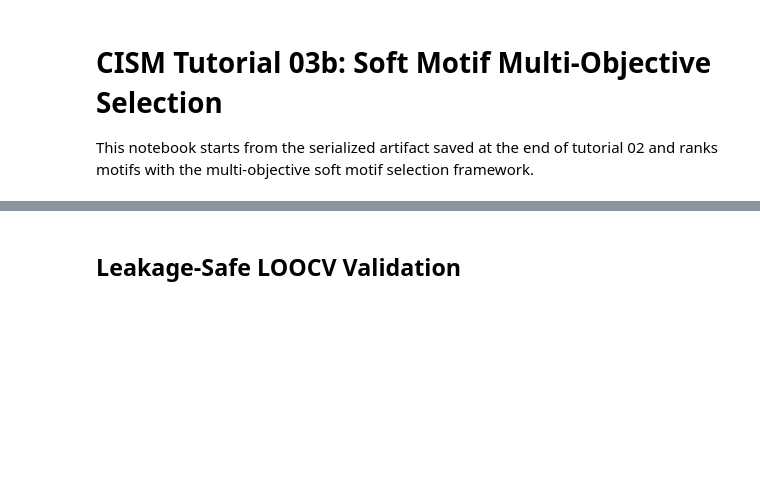
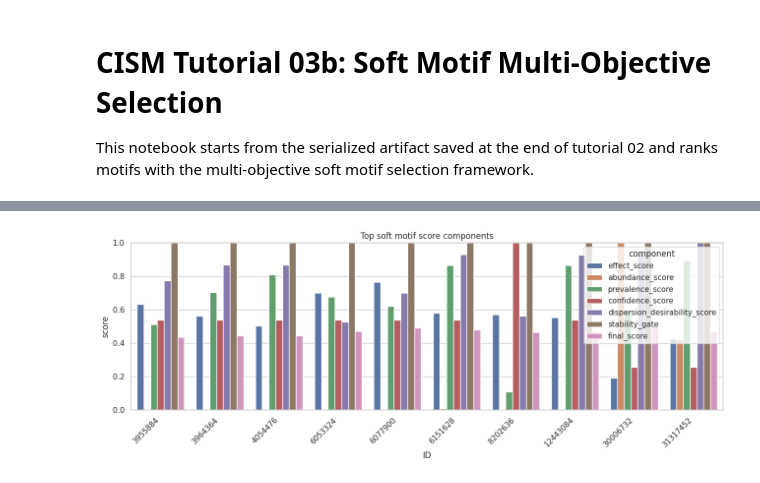
Before and after one commit to zaritskylab/CISM, a Jupyter notebook: tutorials/03b_soft_motif_selection.ipynb, the cells around one changed output, grey strips where cells are left out. Saved outputs shown, nothing was run; the diff lists cells and outputs as text; code cells hidden in the pictures; blank space fills up the shorter version.

```diff
--- a/tutorials/03b_soft_motif_selection.ipynb
+++ b/tutorials/03b_soft_motif_selection.ipynb
@@ -33,7 +40,7 @@ PROJECT_ROOT = Path.cwd().resolve()
 if PROJECT_ROOT.name == "tutorials":
     PROJECT_ROOT = PROJECT_ROOT.parent
 
-TUTORIAL_RUNTIME_DIR = PROJECT_ROOT / "tutorial_runtime"
+TUTORIAL_RUNTIME_DIR = PROJECT_ROOT / "tutorials" / "runtime"
 SERIALIZED_ROOT = TUTORIAL_RUNTIME_DIR / "serialized"
 SOFT_MOTIF_OUTPUT_ROOT = TUTORIAL_RUNTIME_DIR / "soft_motif_selection"
 SOFT_MOTIF_OUTPUT_ROOT.mkdir(parents=True, exist_ok=True)
@@ -100,26 +218,26 @@ selected_motif_ids
 # %%
 plot_columns = [
     "effect_score",
     "abundance_score",
     "prevalence_score",
     "confidence_score",
     "dispersion_desirability_score",
     "stability_gate",
     "final_score",
 ]
 
 top_plot_df = scored_motifs_df.head(10).melt(
     id_vars="ID",
     value_vars=plot_columns,
     var_name="component",
     value_name="score",
 )
 
-plt.figure(figsize=(12, 5))
+plt.figure(figsize=(13, 5))
 sns.barplot(data=top_plot_df, x="ID", y="score", hue="component")
 plt.xticks(rotation=45, ha="right")
 plt.ylim(0, 1)
 plt.title("Top soft motif score components")
 plt.tight_layout()
+# %% [output]
+[figure, added]
-# %% [markdown]
-## Leakage-Safe LOOCV Validation
```
Also changed, not shown: parts of 26 cells of this notebook, 2 other files.
